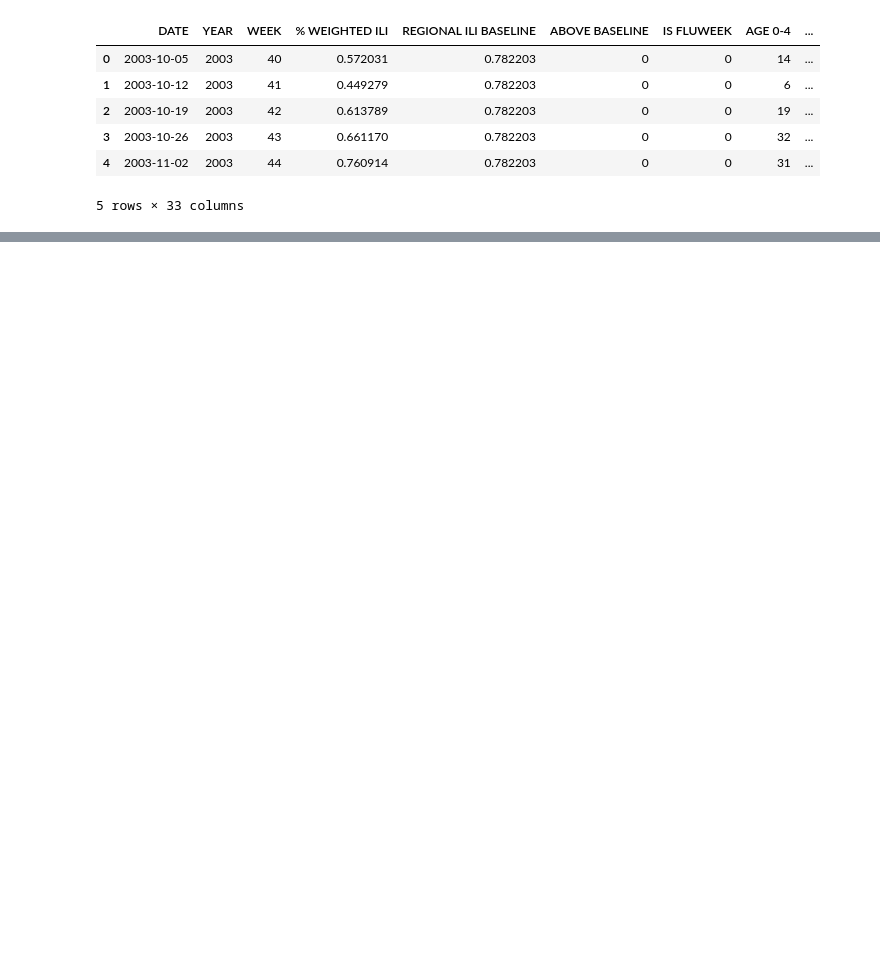
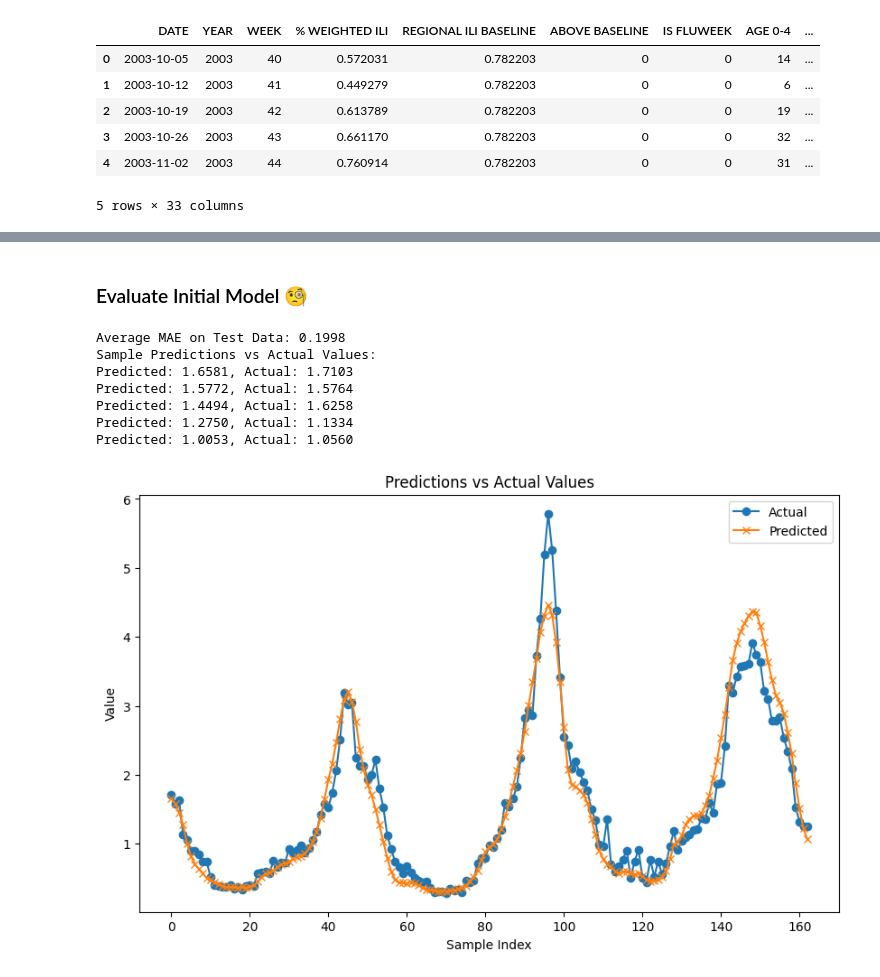
Before and after one commit to Noah-Gallego/Influenza-Modeling, a Jupyter notebook: Notebook/model.ipynb, the cells around one changed output, grey strips where cells are left out. Cells and saved outputs as stored; diff of their text form; code cells hidden in the pictures; blank space fills up the shorter version.

```diff
--- a/Notebook/model.ipynb
+++ b/Notebook/model.ipynb
@@ -352,0 +262,59 @@ Secondary Model Rescaled RMSE Loss: 0.09300286885099975
+# %% [markdown]
+### Evaluate Initial Model 🧐
+# %%
+def evaluate_model(model, test, criterion, scaler):
+    model.eval()  # Set the model to evaluation mode
+    mae_values = []
+    all_predictions = []
+    all_actuals = []
+
+    with torch.no_grad():  # Disable gradient computation
+        for batch_features, batch_labels in test:
+            outputs = model(batch_features)
+
+            # Inverse scaling
+            outputs_np = outputs.cpu().numpy().reshape(-1, 1)
+            labels_np = batch_labels.cpu().numpy().reshape(-1, 1)
+
+            outputs_unscaled = scaler.inverse_transform(outputs_np)
+            labels_unscaled = scaler.inverse_transform(labels_np)
+
+            # Compute MAE on unscaled values
+            mae = mean_absolute_error(labels_unscaled, outputs_unscaled)
+            mae_values.append(mae)
+
+            # Collect predictions and actuals for comparison
+            all_predictions.extend(outputs_unscaled.flatten())
+            all_actuals.extend(labels_unscaled.flatten())
+
+    avg_mae = mean_absolute_error(all_actuals, all_predictions)
+    return avg_mae, all_predictions, all_actuals
+
+# Assuming 'scaler' is your fitted scaler used during preprocessing
+avg_mae, predictions, actuals = evaluate_model(model, test, criterion, target_scaler)
+print(f"Average MAE on Test Data: {avg_mae:.4f}")
+
+# Display a sample of predictions and actual values
+sample_size = 5
+print("Sample Predictions vs Actual Values:")
+for i in range(sample_size):
+    print(f"Predicted: {predictions[i]:.4f}, Actual: {actuals[i]:.4f}")
+
+# Visualization
+plt.figure(figsize=(10, 6))
+plt.plot(actuals[:-1], label='Actual', marker='o')
+plt.plot(predictions[:-1], label='Predicted', marker='x')
+plt.xlabel('Sample Index')
+plt.ylabel('Value')
+plt.title('Predictions vs Actual Values')
+plt.legend()
+plt.show()
+# %% [output]
+Average MAE on Test Data: 0.1998
+Sample Predictions vs Actual Values:
+Predicted: 1.6581, Actual: 1.7103
+Predicted: 1.5772, Actual: 1.5764
+Predicted: 1.4494, Actual: 1.6258
+Predicted: 1.2750, Actual: 1.1334
+Predicted: 1.0053, Actual: 1.0560
+[figure, added]
```
Also changed, not shown: parts of 21 cells of this notebook, 2 other files.
